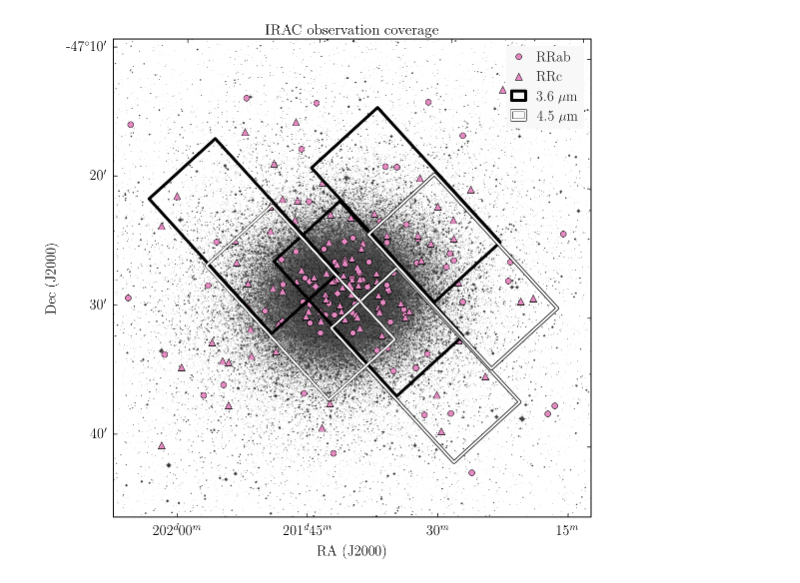
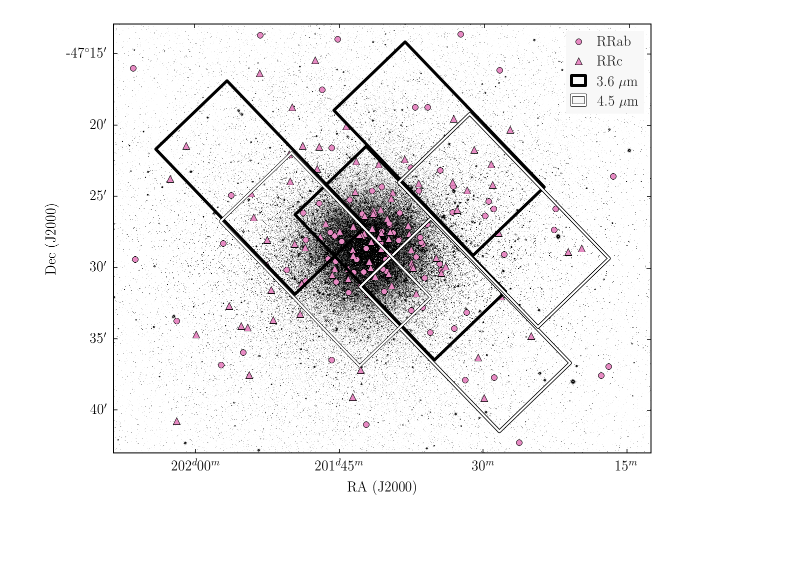
Before and after one commit to vickyscowcroft/omegaCen, a Jupyter notebook: reworked_fitting_code/coverage map.ipynb, the cells around one changed output. Cells and saved outputs as stored; diff of their text form; code cells hidden in the pictures; blank space fills up the shorter version.

```diff
--- a/reworked_fitting_code/coverage map.ipynb
+++ b/reworked_fitting_code/coverage map.ipynb
@@ -21,7 +21,7 @@ rc('font', **{'family': 'serif', 'serif': ['Computer Modern Roman'], 'size':14})
 rc('text', usetex=True)
 rc('axes', color_cycle=set2)
 # %%
-hdu = fits.open('omegacen_images/dssomegacen.fits')
+hdu = fits.open('omegacen_images/Omega_Cen_Ks.fits')
 wcs = wcsaxes.WCS(hdu[0].header)
 wcs2 = WCS(hdu[0].header)
 dat = hdu[0].data
@@ -29,21 +34,20 @@ hdu.close()
 # %%
-blerp = pd.read_csv('Kaluzny2004rrl.txt', usecols=[1,2,4], names = ['ra','dec','type'], delim_whitespace=True)
+blerp = pd.read_csv('Kaluzny2004rrl.txt', usecols=[1,2,4], delim_whitespace=True)
 typeab = blerp[blerp.type == 0]
 typec = blerp[blerp.type == 1]
 
-ra1 = coord.Angle(typeab.ra, unit=u.hour)
+ra1 = coord.Angle(typeab.ra, unit='hour')
 abra = ra1.degree
 dec1 = coord.Angle(typeab.dec, unit='deg')
 abdec = dec1.degree
 
-ra2 = coord.Angle(typec.ra, unit=u.hour)
+ra2 = coord.Angle(typec.ra, unit='hour')
 cra = ra2.degree
 dec2 = coord.Angle(typec.dec, unit='deg')
 cdec = dec2.degree
 
 x1, y1 = wcs2.all_world2pix(abra, abdec, 1)
 x2, y2 = wcs2.all_world2pix(cra, cdec, 1)
-#ab_coords
 # %%
 fig = plt.figure(figsize=(9,8))
 ax = fig.add_axes([0.12,0.12,0.83,0.83], projection=wcs, aspect='equal')
@@ -51,9 +55,10 @@ lon = ax.coords[0]
 lat = ax.coords[1]
 lat.set_separator(('$^{\circ}$', '$^{\prime}$', '$^{\prime\prime}$'))
 lon.set_separator(('$^d$', '$^m$', '$^s$'))
-ax.imshow(np.log10(dat), vmin=np.log10(19000), vmax=np.log10(31500), cmap='Greys', zorder=-1)
-ax.set_xlim(725,len(dat)-625)
-ax.set_ylim(750,len(dat)-600)
+dat[dat<1] = 1
+ax.imshow(np.log10(dat), vmin=2, vmax=3, cmap='Greys', zorder=-1)
+ax.set_xlim(2200,dat.shape[1]-1100)
+ax.set_ylim(700,dat.shape[0]-100)
 for i in glob.glob('omegacen_images/omegaCen_*.fits'):
     mapnum = int(i.split('_')[2])
     filt = i.split('_')[5]
@@ -64,32 +69,32 @@ for i in glob.glob('omegacen_images/omegaCen_*.fits'):
     f.close()
     if filt == '3p6um':
         if mapnum == 1:
             r = Rectangle((0, 0), xshape, yshape, linestyle='solid', linewidth = 3, facecolor='none',
                           transform=ax.get_transform(instrument_wcs), edgecolor='k',
                           label = '$3.6\ \mu$m', zorder = 4-mapnum)
         else:
             r = Rectangle((0, 0), xshape, yshape, linestyle='solid', linewidth = 3, facecolor='none',
                           transform=ax.get_transform(instrument_wcs), edgecolor='k', zorder = 4-mapnum)
     if filt == '4p5um':
         if mapnum == 1:
             r = Rectangle((0, 0), xshape, yshape, linestyle='solid', linewidth = 2, facecolor='none',
                           transform=ax.get_transform(instrument_wcs), edgecolor='w',
                           label = '$4.5\ \mu$m', zorder = 4-mapnum,
                           path_effects=[PE.withStroke(linewidth=3, foreground='k')])
         else:
             r = Rectangle((0, 0), xshape, yshape, linestyle='solid', linewidth = 2, facecolor='none',
                           transform=ax.get_transform(instrument_wcs), edgecolor='w', zorder = 4-mapnum,
                           path_effects=[PE.withStroke(linewidth=3.5, foreground='k')])
     ax.add_patch(r)
 ppl.plot(ax, x1, y1, 'o', alpha=1, zorder=0, color=set2[3],
             linewidth=1, markersize=6, label='RRab', rasterized=True)
 ppl.plot(ax, x2, y2, '^', alpha=1, zorder=0, color=set2[3],
             linewidth=1, markersize=7, label='RRc', rasterized=True)
 plt.xlabel('RA (J2000)')
 plt.ylabel('Dec (J2000)')
-plt.title(r'IRAC observation coverage', fontsize=15)
+#plt.title(r'IRAC observation coverage', fontsize=15)
 ppl.legend(loc=1, prop={'size':14}, handlelength=1, numpoints=1)
 #fig.tight_layout()
 fig.savefig('final_plots/omegacen_coverage_map_new.pdf', dpi=400)
 # %% [output]
-[figure, old version]
+[figure, new version]
```
Also changed, not shown: parts of 1 cell of this notebook, 21 other files.
